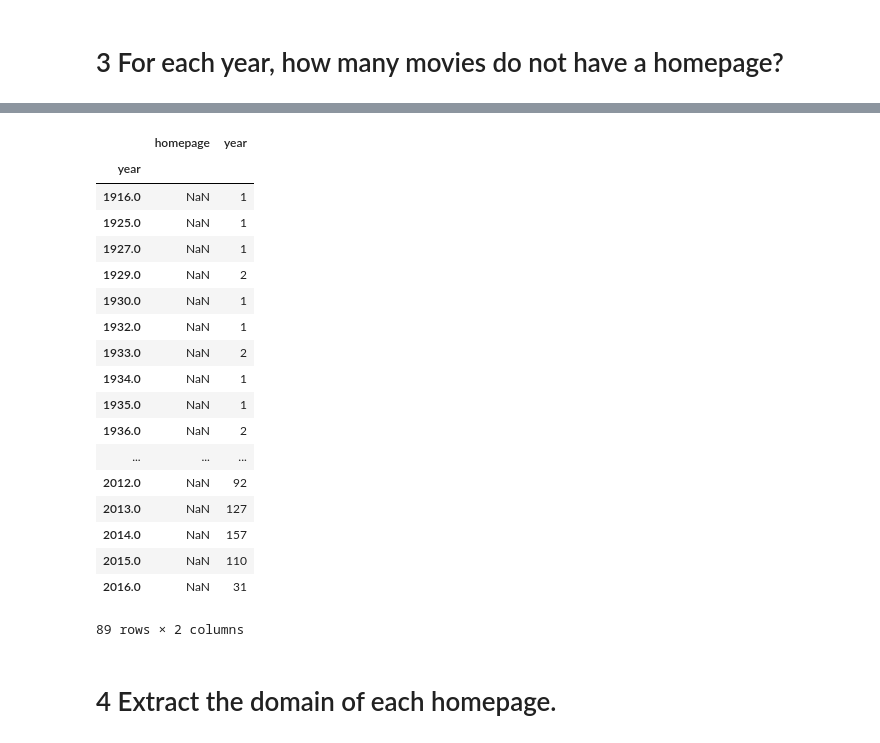
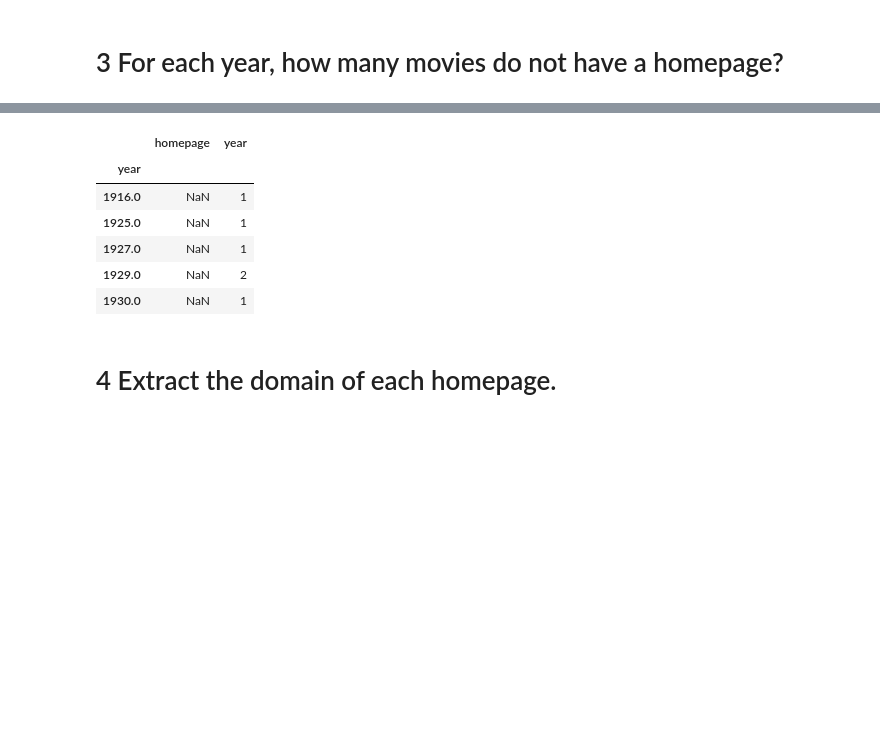
Before and after one commit to JCRCS/ComputerScienceTest, a Jupyter notebook: CSTest.ipynb, the cells around one changed output, grey strips where cells are left out. Drawn from its saved outputs; the diff is of its cells as text; code cells hidden in the pictures; blank space fills up the shorter version.

```diff
--- a/CSTest.ipynb
+++ b/CSTest.ipynb
@@ -132,25 +93,13 @@ movies
 # %%
-movies[movies.homepage.isnull()].groupby('year').agg({"homepage":sum,"year":"count"})
+movies[movies.homepage.isnull()].groupby('year').agg({"homepage":sum,"year":"count"}).head()
 # %% [output]
 |  | homepage | year |
 | year |  |  |
 | 1916.0 | NaN | 1 |
 | 1925.0 | NaN | 1 |
 | 1927.0 | NaN | 1 |
 | 1929.0 | NaN | 2 |
 | 1930.0 | NaN | 1 |
-| 1932.0 | NaN | 1 |
-| 1933.0 | NaN | 2 |
-| 1934.0 | NaN | 1 |
-| 1935.0 | NaN | 1 |
-| 1936.0 | NaN | 2 |
-| ... | ... | ... |
-| 2012.0 | NaN | 92 |
-| 2013.0 | NaN | 127 |
-| 2014.0 | NaN | 157 |
-| 2015.0 | NaN | 110 |
-| 2016.0 | NaN | 31 |
-89 rows × 2 columns
 # %% [markdown]
 # 4 Extract the domain of each homepage.
 # %%
```
Also changed, not shown: parts of 7 cells of this notebook.
